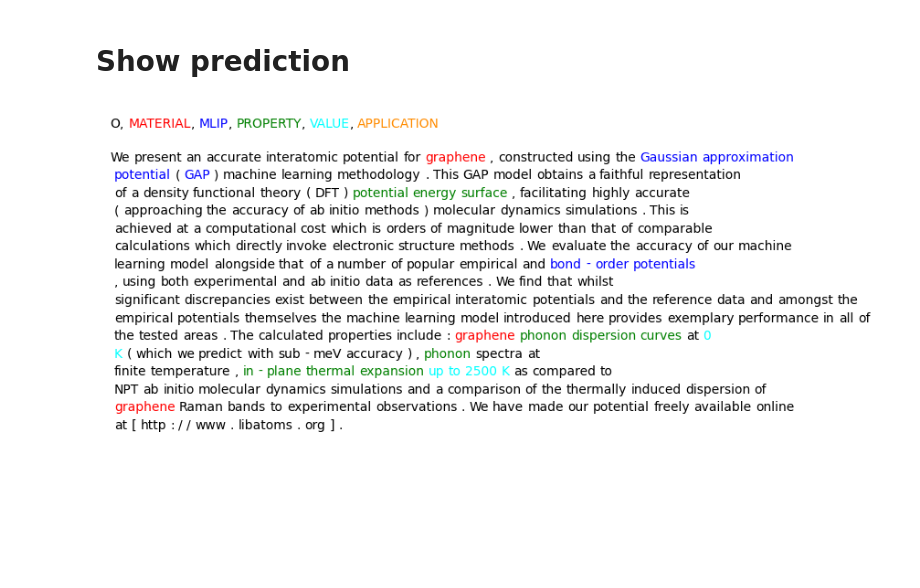
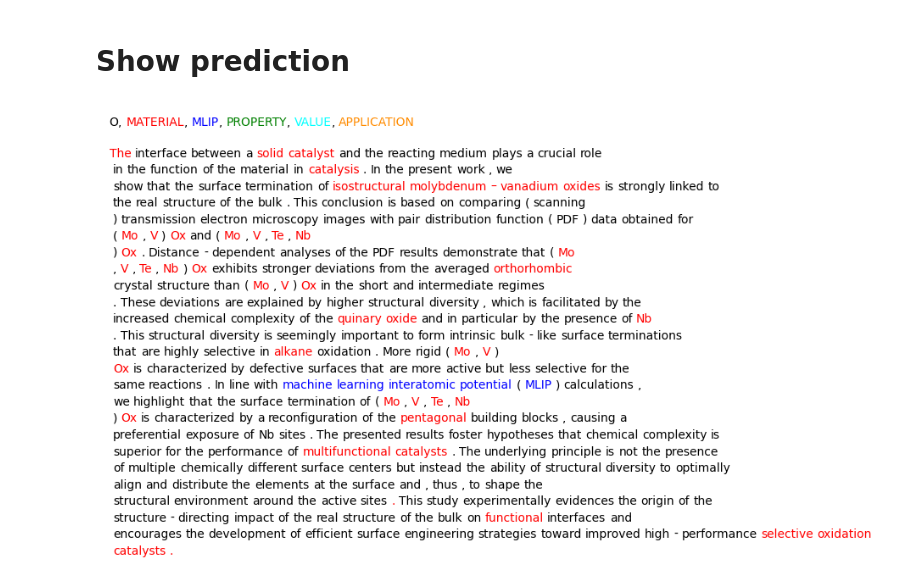
Before and after one commit to BOWENmeZHENG/Bert-NER-V2, a Jupyter notebook: train_ner_MLIP.ipynb, the cells around one changed output. Cells and saved outputs as stored; diff of their text form; code cells hidden in the pictures; blank space fills up the shorter version.

```diff
--- a/train_ner_MLIP.ipynb
+++ b/train_ner_MLIP.ipynb
@@ -72,25 +72,25 @@ Mean test f1: 0.7611
 # %% [markdown]
 # Show prediction
 # %%
-sample_id = 2
+sample_id = 0
 word_list = rec_list[sample_id]['words']
 labels = true_all
 predictions = pred_all[sample_id, :, :].max(dim=0)[1]
 colors = ['black', 'red', 'blue', 'green', 'cyan', 'darkorange']
 real_preds = predictions[:len(word_list)]
 word_list_marked = ['<' + w + '>' for w in word_list]
 markers = [{"color": colors[i]} for i in real_preds]
 j = 0
 for i in range(len(word_list)):
     if (i + 1) % 15 == 0:
         word_list_marked.insert(i + j, '\n')
         j += 1
 fig, ax = plt.subplots()
 ax.set_axis_off()
 HighlightText(x=0., y=1, s='<O>, <MATERIAL>, <MLIP>, <PROPERTY>, <VALUE>, <APPLICATION>',
               highlight_textprops=[{"color": c} for c in colors], ax=ax)
 HighlightText(x=0., y=0.9, s=' '.join(word_list_marked),
               highlight_textprops=markers, ax=ax)
 plt.show()
 # %% [output]
-[figure, old version]
+[figure, new version]
```
Also changed, not shown: parts of 2 cells of this notebook, 1 other file.
